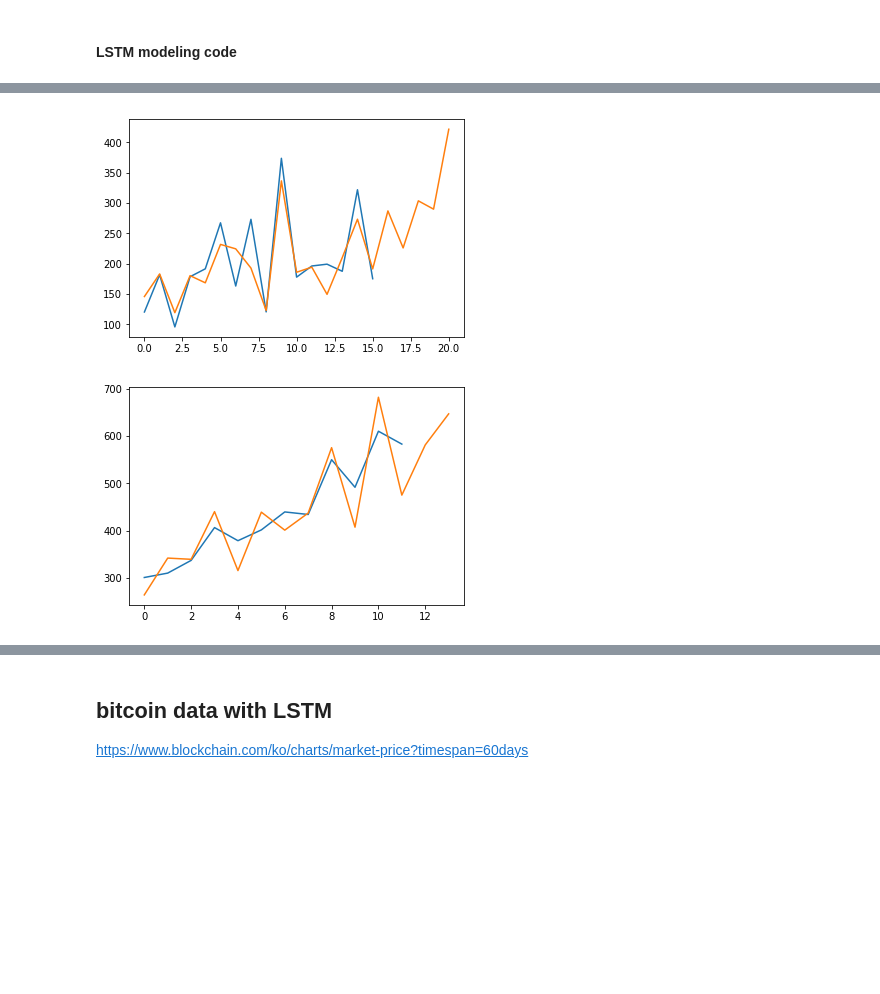
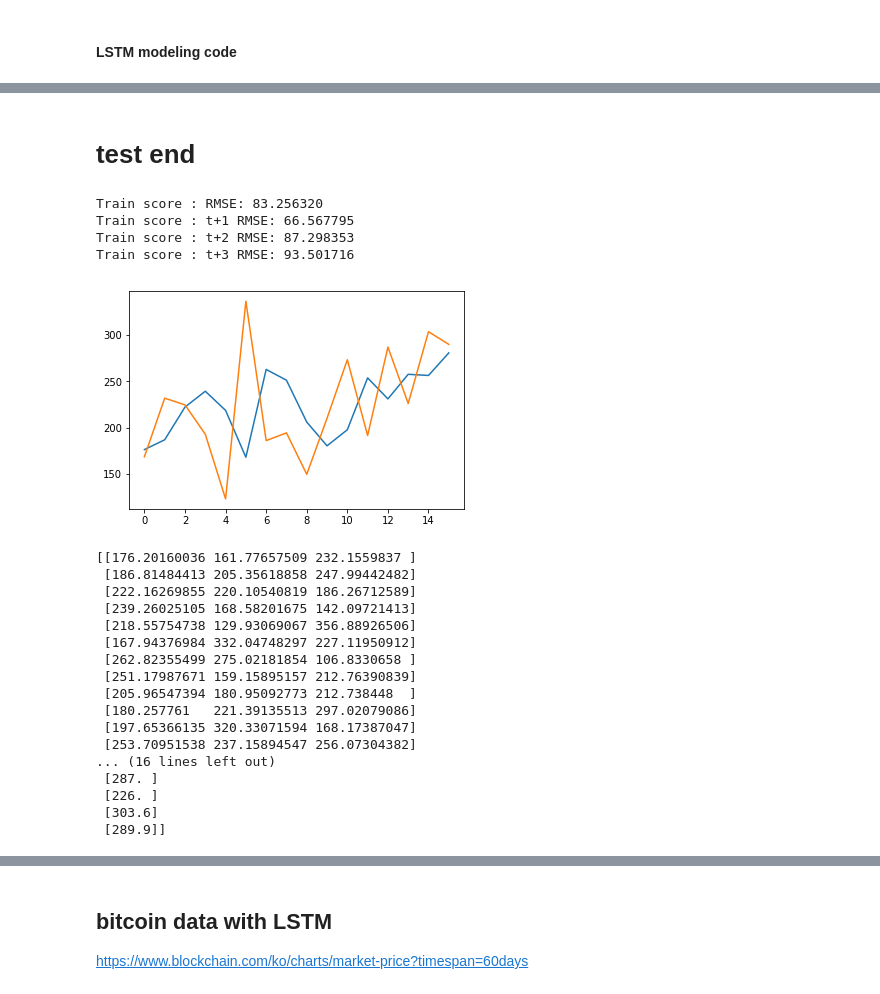
Before and after one commit to yoonkt200/tutorial-keras-deeplearning, a Jupyter notebook: 05-LSTM-keras/keras-lstm-series-advanced.ipynb, the cells around one changed output, grey strips where cells are left out. Saved outputs shown, nothing was run; the diff lists cells and outputs as text; code cells hidden in the pictures; blank space fills up the shorter version.

```diff
--- a/05-LSTM-keras/keras-lstm-series-advanced.ipynb
+++ b/05-LSTM-keras/keras-lstm-series-advanced.ipynb
@@ -183,10 +257,68 @@ def show_train_fit():
+# %% [markdown]
+# test end
+# %%
+# get RMSE
+train_predict = model.predict(x_train_series, batch_size=batch_size)
+diff_predict = scaler.inverse_transform(train_predict)
+restored_predict = diff_predict + origin_y_train[0:diff_predict.shape[0]]
+
+# diff value와는 diff_interval만큼 데이터 개수의 차이가 있음.
+# original data에서 앞의 diff_interval만큼을 빼면 같은 크기, 같은 위치의 데이터가 됨.
+origin_y_train_series = origin_y_train[diff_interval:]
+
+train_score = math.sqrt(mean_squared_error(restored_predict, origin_y_train_series))
+print('Train score : RMSE: %f' % train_score)
+for i in range(forecast_step):
+    actual = [row[i] for row in origin_y_train_series]
+    predict = [forecast[i] for forecast in restored_predict]
+    rmse = math.sqrt(mean_squared_error(actual, predict))
+    print('Train score : t+%d RMSE: %f' % ((i+1), rmse))
+# %% [output]
+Train score : RMSE: 83.256320
+Train score : t+1 RMSE: 66.567795
+Train score : t+2 RMSE: 87.298353
+Train score : t+3 RMSE: 93.501716
+# %%
+def show_train_fit(origin_y_train):
+    train_predict = model.predict(x_train_series, batch_size=batch_size)
+    yhat = scaler.inverse_transform(train_predict)
+#     yhat = scaler.inverse_transform(y_train) # 예측 말고 train 값 볼때
+    yhat = yhat + origin_y_train[0:yhat.shape[0]]
+    model.reset_states()
+    return yhat
+
+# def get_recent_prediction():
+#     output = model.predict(x_train_series, batch_size=batch_size)
+#     prediction = output[output.shape[0]-1]
+#     yhat = [scaler.inverse_transform(x) for x in prediction]
+#     model.reset_states()
+#     return yhat
 # %%
-predictions = show_train_fit()
-predictions = np.array(predictions)
-predictions = predictions.reshape(predictions.shape[0], 1)
+predictions = show_train_fit(origin_y_train)
 
-plt.plot(predictions) # blue line
-plt.plot(origin_y_train) # yellow line
+plt.plot(predictions[:, :1]) # y_hat : blue line. t+1만 관찰.
+plt.plot(origin_y_train[diff_interval:, :1]) # y_train_origin : yellow line. t+1만 관찰.
 plt.show()
+
+print(predictions)
+print(origin_y_train[diff_interval:, :1])
+# print(get_recent_prediction())
 # %% [output]
-[figure, old version]
+[figure, new version]
+[[176.20160036 161.77657509 232.1559837 ]
+ [186.81484413 205.35618858 247.99442482]
+ [222.16269855 220.10540819 186.26712589]
+ [239.26025105 168.58201675 142.09721413]
+ [218.55754738 129.93069067 356.88926506]
+ [167.94376984 332.04748297 227.11950912]
+ [262.82355499 275.02181854 106.8330658 ]
+ [251.17987671 159.15895157 212.76390839]
+ [205.96547394 180.95092773 212.738448  ]
+ [180.257761   221.39135513 297.02079086]
+ [197.65366135 320.33071594 168.17387047]
+ [253.70951538 237.15894547 256.07304382]
+... (16 lines left out)
+ [287. ]
+ [226. ]
+ [303.6]
+ [289.9]]
@@ -204,10 +324,0 @@ def show_test_fit():
-# %%
-predictions = show_test_fit()
-predictions = np.array(predictions)
-predictions = predictions.reshape(predictions.shape[0], 1)
-
-plt.plot(predictions) # blue line
-plt.plot(origin_y_test) # yellow line
-plt.show()
-# %% [output]
-[figure, removed]
```
Also changed, not shown: parts of 16 cells of this notebook, 3 other files.
